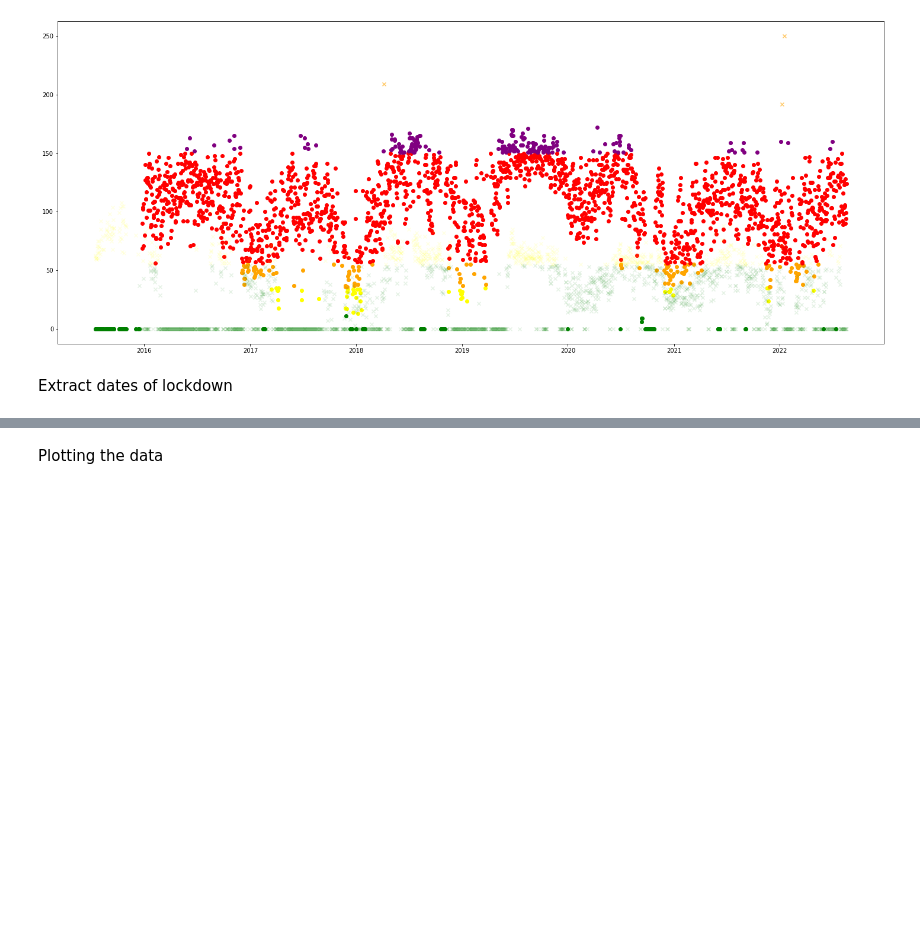
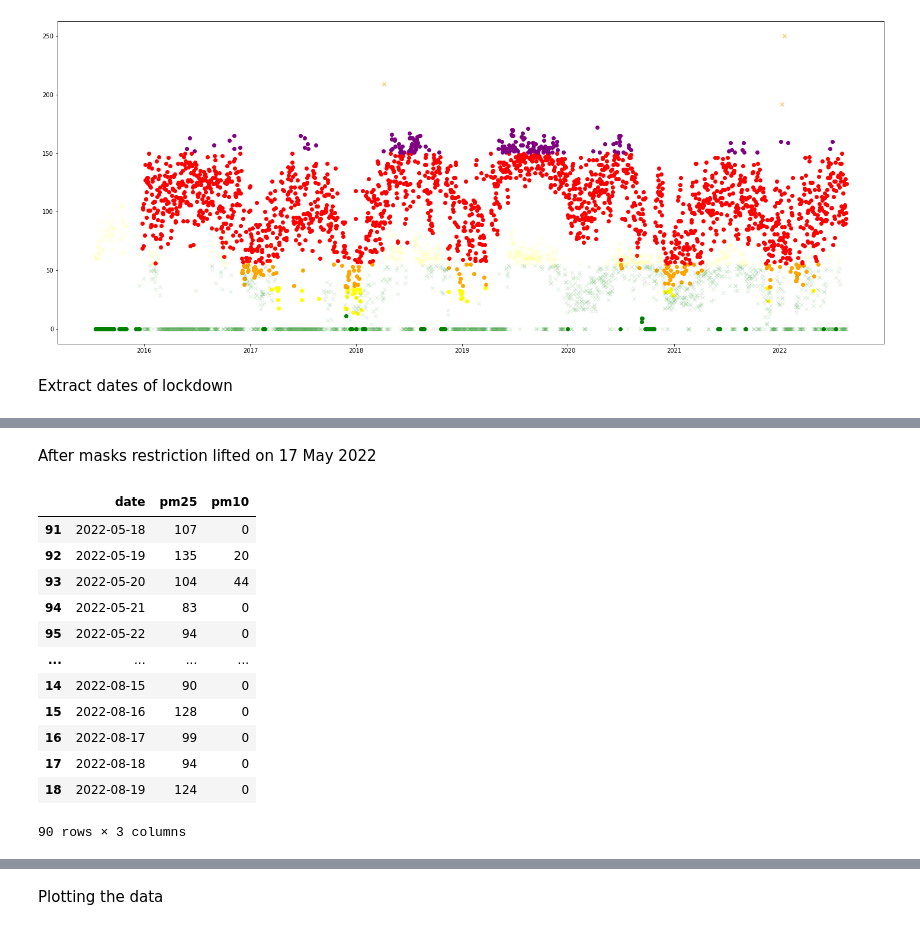
Before and after one commit to dwipaalfarisi/project-air-quality-index, a Jupyter notebook: air_pollution.ipynb, the cells around one changed output, grey strips where cells are left out. Cells and saved outputs as stored; diff of their text form; code cells hidden in the pictures; blank space fills up the shorter version.

```diff
--- a/air_pollution.ipynb
+++ b/air_pollution.ipynb
@@ -387,0 +389,20 @@ df21
+# %% [markdown]
+After masks restriction lifted on 17 May 2022
+# %%
+df_mask_lifted_outdoor = df.query('date > "2022-05-17"')
+df_mask_lifted_outdoor = df_mask_lifted_outdoor.sort_values(by = 'date')
+df_mask_lifted_outdoor
+# %% [output]
+|  | date | pm25 | pm10 |
+| 91 | 2022-05-18 | 107 | 0 |
+| 92 | 2022-05-19 | 135 | 20 |
+| 93 | 2022-05-20 | 104 | 44 |
+| 94 | 2022-05-21 | 83 | 0 |
+| 95 | 2022-05-22 | 94 | 0 |
+| ... | ... | ... | ... |
+| 14 | 2022-08-15 | 90 | 0 |
+| 15 | 2022-08-16 | 128 | 0 |
+| 16 | 2022-08-17 | 99 | 0 |
+| 17 | 2022-08-18 | 94 | 0 |
+| 18 | 2022-08-19 | 124 | 0 |
+90 rows × 3 columns
```
Also changed, not shown: parts of 22 cells of this notebook.
